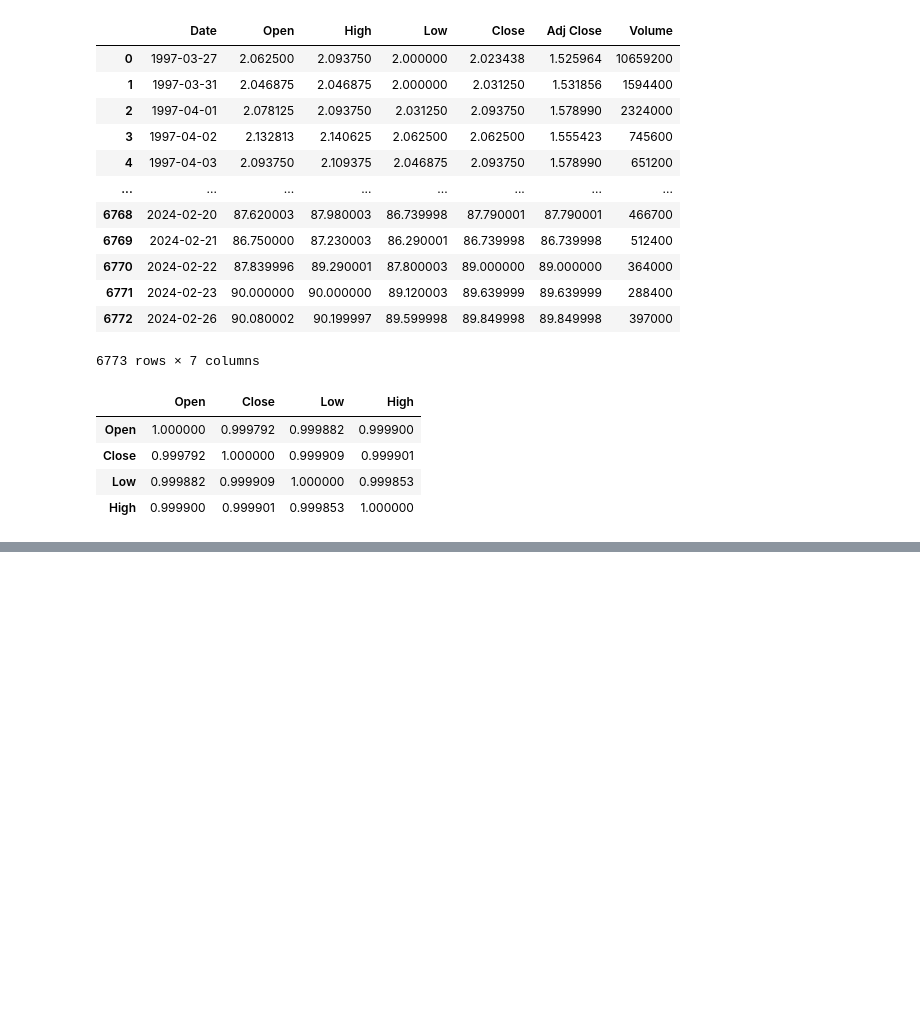
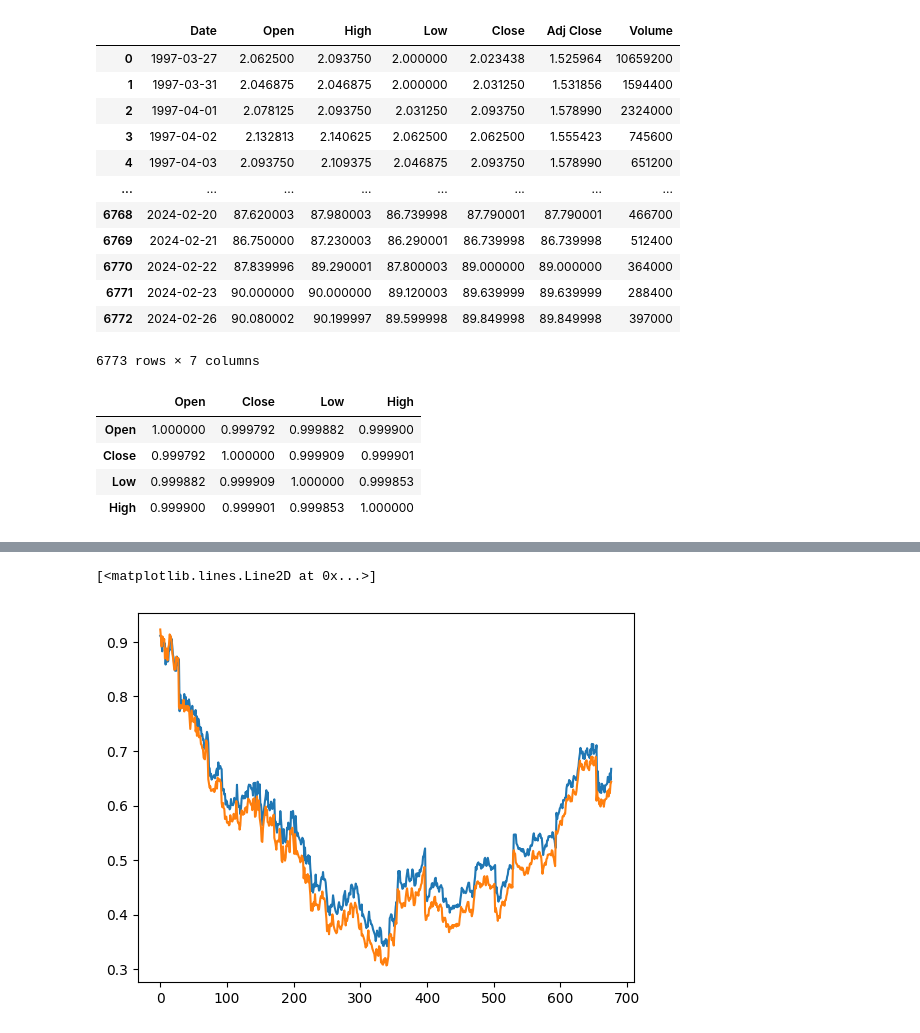
Before and after one commit to Mjorni/ML_Trading, a Jupyter notebook: main.ipynb, the cells around one changed output, grey strips where cells are left out. Saved outputs shown, nothing was run; the diff lists cells and outputs as text; code cells hidden in the pictures; blank space fills up the shorter version.

```diff
--- a/main.ipynb
+++ b/main.ipynb
@@ -84,15 +70,13 @@ def stab_data(name_col):
     "Нормализация данных"
     column = df[name_col].astype('float')
     #train = column[:int(len(column))] #не обязательно. ничего не делает, в случае чего, позже можно будет удалить
-    print(train)
     scale_col = MinMaxScaler()
     scale_col.fit(column.values.reshape(-1, 1))
     column = scale_col.transform(column.values.reshape(-1, 1))
-    print(column)
     return column
 
 
-def xyarray(data, lb):
+def xyarray(data):
     "Разбиение массива на x y "
     x, y = [], []
     for i in range(len(data) - lb - 1):
@@ -100,11 +84,12 @@ def xyarray(data, lb):
         y.append(data[(i + lb), 0])
     return np.array(x), np.array(y)
 
+"""Разбиение на тестовые и тренеровочные данные"""
 lb = 10
-x,y = xyarray(stab_data("Close"), lb)
+val = 0.9
+x,y = xyarray(stab_data("Close"))
 
-
-val = 0.9
 x_train, x_test = x[:int(x.shape[0] * val)], x[int(x.shape[0] * val):]
 y_train, y_test = y[:int(x.shape[0] * val)], y[int(x.shape[0] * val):]
+print(f"x train -> {x_train.shape}  \ny train -> {y_train.shape}  \nx test  -> {x_test.shape} \ny test  -> {y_test.shape}")
 # %% [output]
@@ -129,0 +105,9 @@ Name: Close, Length: 5418, dtype: float64
+# %%
+#Создание модели
+model = Sequential()
+model.add(LSTM(128, input_shape = (lb, 1)))
+model.add(Dense(1))
+model.compile(optimizer = 'adam', loss = 'mse')
+# %%
+x_train = x_train.reshape((x_train.shape[0], x_train.shape[1], 1))
+print(y_train.shape)
@@ -129,0 +116,2 @@ Name: Close, Length: 5418, dtype: float64
+# %%
+history = model.fit(x_train, y_train, epochs = 50, shuffle=False)
@@ -129,0 +136,7 @@ Name: Close, Length: 5418, dtype: float64
+# %%
+
+result_predict = model.predict(x_test)
+
+plt.plot(result_predict, label = 'x')
+plt.plot(y_test, label = 'y')
+# %% [output]
@@ -129,0 +144,2 @@ Name: Close, Length: 5418, dtype: float64
+[<matplotlib.lines.Line2D at 0x...>]
+[figure, added]
```
Also changed, not shown: parts of 10 cells of this notebook.
